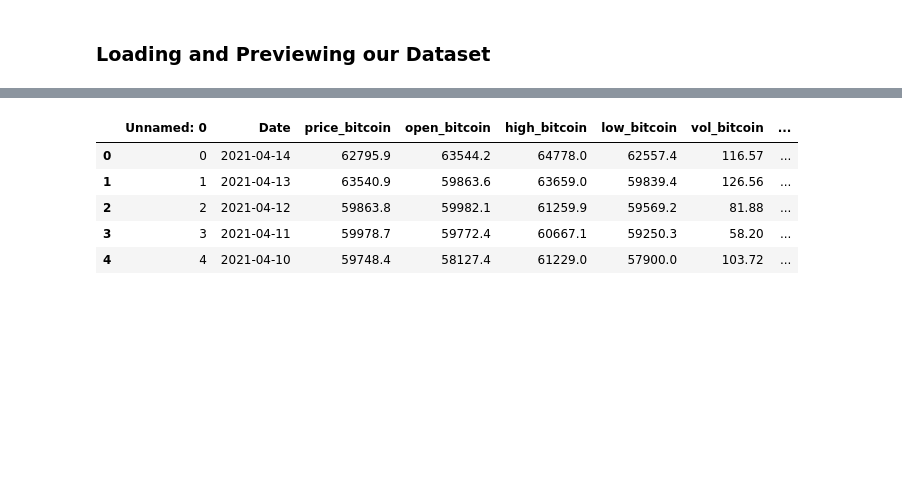
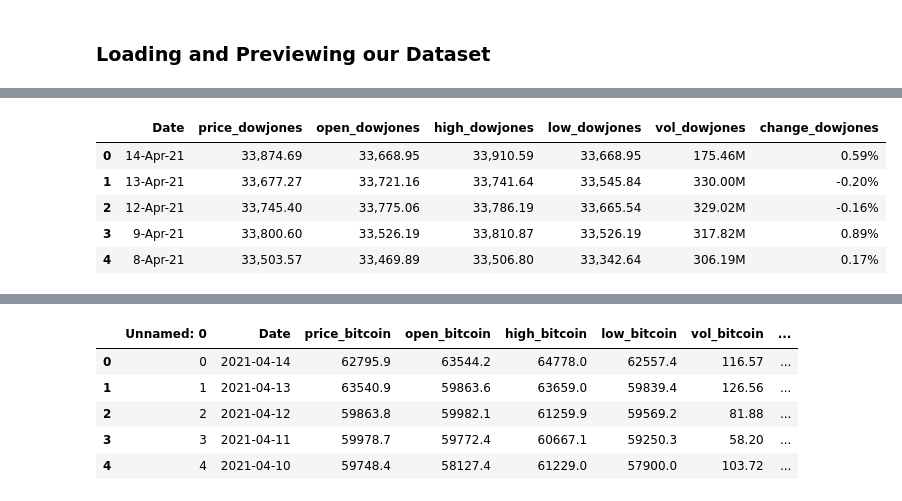
Before and after one commit to SiirenVincent/Bitcoin_Bubble_Prediction, a Jupyter notebook: Bitcoin_Project.ipynb, the cells around one changed output, grey strips where cells are left out. Cells and saved outputs as stored; diff of their text form; code cells hidden in the pictures; blank space fills up the shorter version.

```diff
--- a/Bitcoin_Project.ipynb
+++ b/Bitcoin_Project.ipynb
@@ -47,0 +103,9 @@ warnings.filterwarnings(action='ignore')
+# %%
+dowjones.head()
+# %% [output]
+|  | Date | price_dowjones | open_dowjones | high_dowjones | low_dowjones | vol_dowjones | change_dowjones |
+| 0 | 14-Apr-21 | 33,874.69 | 33,668.95 | 33,910.59 | 33,668.95 | 175.46M | 0.59% |
+| 1 | 13-Apr-21 | 33,677.27 | 33,721.16 | 33,741.64 | 33,545.84 | 330.00M | -0.20% |
+| 2 | 12-Apr-21 | 33,745.40 | 33,775.06 | 33,786.19 | 33,665.54 | 329.02M | -0.16% |
+| 3 | 9-Apr-21 | 33,800.60 | 33,526.19 | 33,810.87 | 33,526.19 | 317.82M | 0.89% |
+| 4 | 8-Apr-21 | 33,503.57 | 33,469.89 | 33,506.80 | 33,342.64 | 306.19M | 0.17% |
```
Also changed, not shown: parts of 28 cells of this notebook.
